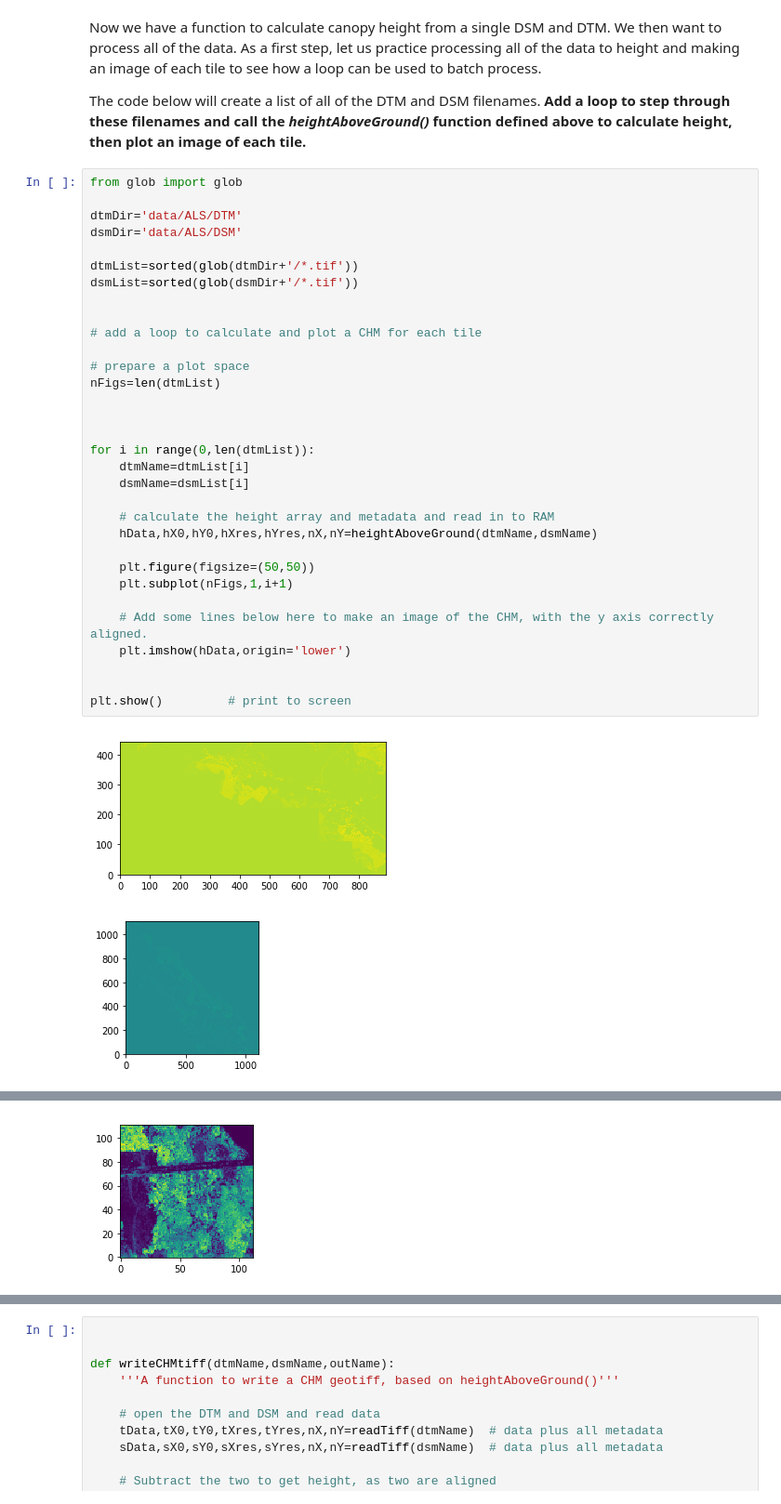
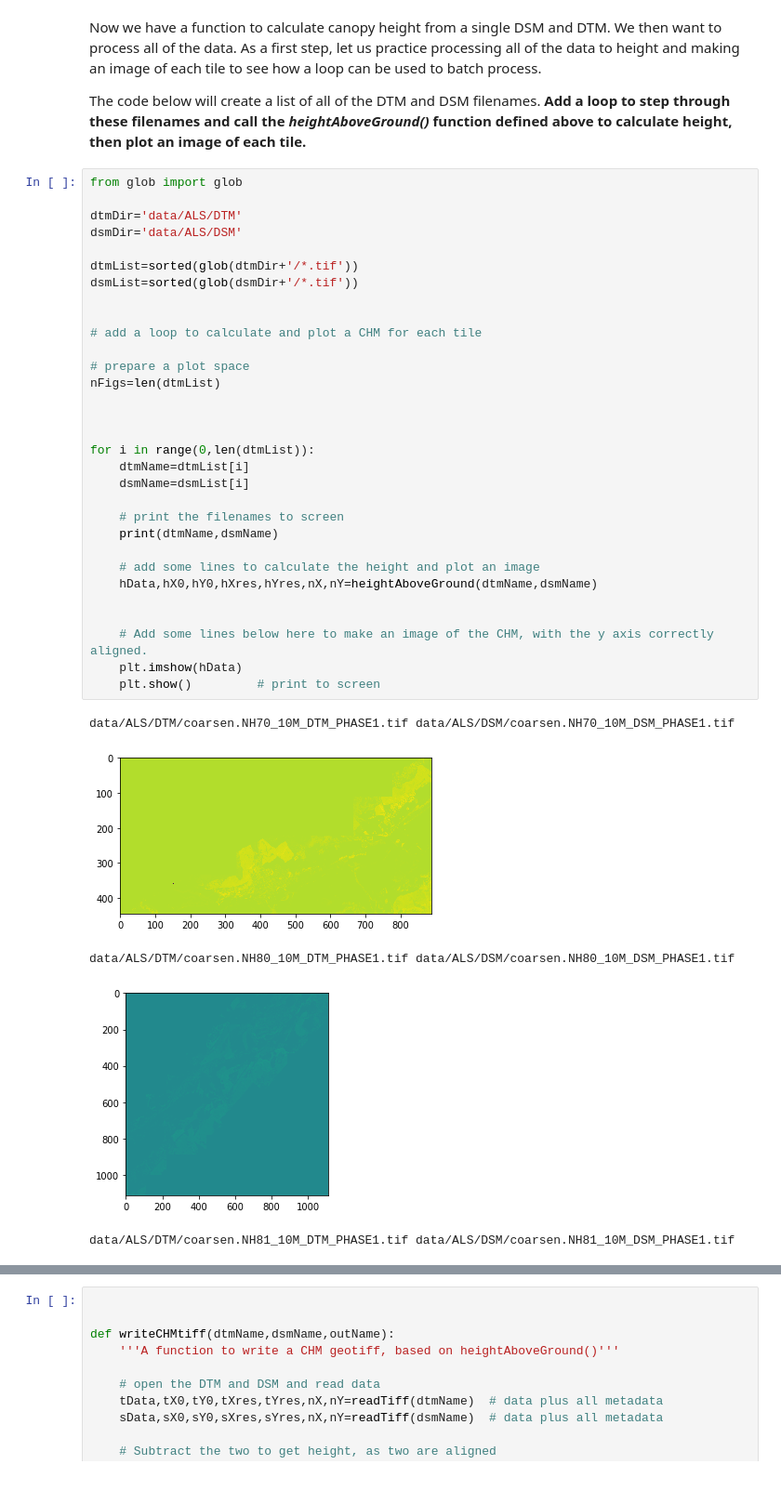
Before and after one commit to edinburgh-university-OOSA/pprs_programming_answers, a Jupyter notebook: batch_process_answers.ipynb, the cells around one changed output, grey strips where cells are left out. Shown at 93% size. Cells and saved outputs as stored; diff of their text form.

```diff
--- a/batch_process_answers.ipynb
+++ b/batch_process_answers.ipynb
@@ -321,35 +311,37 @@ The code below will create a list of all of the DTM and DSM filenames. **Add a l
 # %%
 from glob import glob
 
 dtmDir='data/ALS/DTM'
 dsmDir='data/ALS/DSM'
 
 dtmList=sorted(glob(dtmDir+'/*.tif'))
 dsmList=sorted(glob(dsmDir+'/*.tif'))
 
 
 # add a loop to calculate and plot a CHM for each tile
 
 # prepare a plot space
 nFigs=len(dtmList)
 
 
 
 for i in range(0,len(dtmList)):
     dtmName=dtmList[i]
     dsmName=dsmList[i]
 
-    # calculate the height array and metadata and read in to RAM
+    # print the filenames to screen
+    print(dtmName,dsmName)
+
+    # add some lines to calculate the height and plot an image
     hData,hX0,hY0,hXres,hYres,nX,nY=heightAboveGround(dtmName,dsmName)
 
-    plt.figure(figsize=(50,50))
-    plt.subplot(nFigs,1,i+1)
 
     # Add some lines below here to make an image of the CHM, with the y axis correctly aligned.
-    plt.imshow(hData,origin='lower')
-
-
-plt.show()         # print to screen
+    plt.imshow(hData)
+    plt.show()         # print to screen
 # %% [output]
+data/ALS/DTM/coarsen.NH70_10M_DTM_PHASE1.tif data/ALS/DSM/coarsen.NH70_10M_DSM_PHASE1.tif
-[figure, old version]
+[figure, new version]
+data/ALS/DTM/coarsen.NH80_10M_DTM_PHASE1.tif data/ALS/DSM/coarsen.NH80_10M_DSM_PHASE1.tif
-[figure, old version]
+[figure, new version]
+data/ALS/DTM/coarsen.NH81_10M_DTM_PHASE1.tif data/ALS/DSM/coarsen.NH81_10M_DSM_PHASE1.tif
@@ -360 +354,0 @@ plt.show()         # print to screen
-[figure, removed]
```
Also changed, not shown: parts of 21 cells of this notebook.
